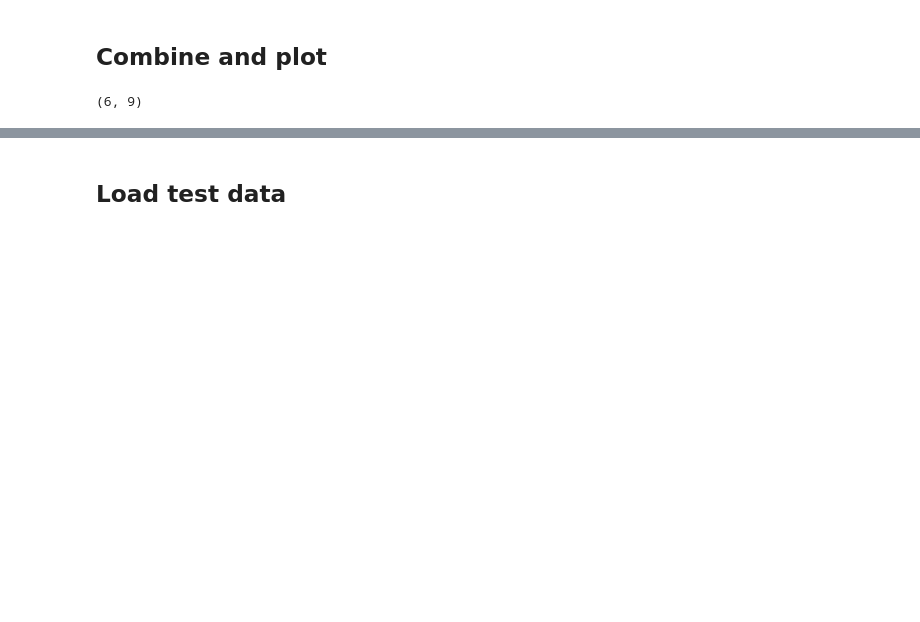
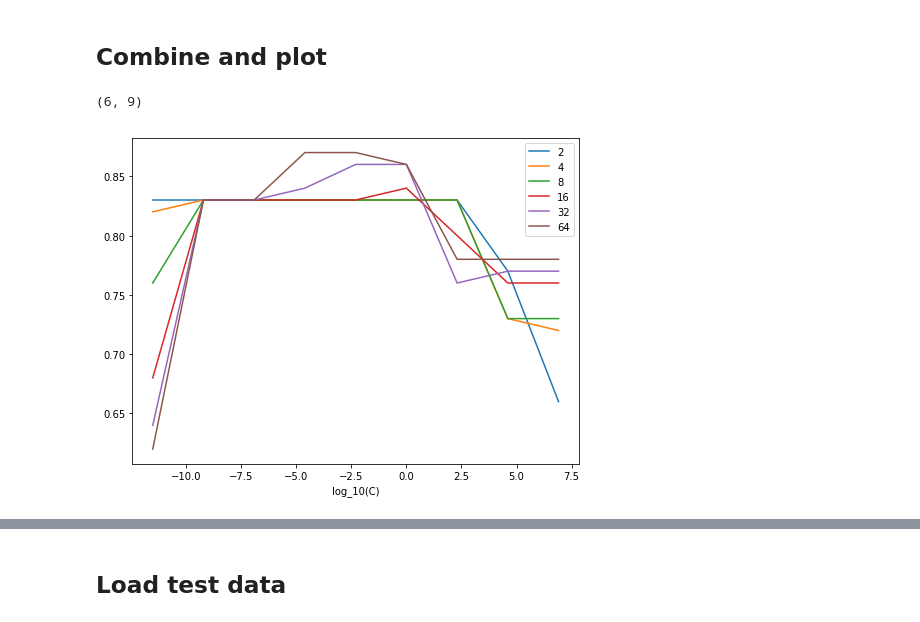
Before and after one commit to ys7yoo/iP300, a Jupyter notebook: classifyUsingSVM.ipynb, the cells around one changed output, grey strips where cells are left out. Saved outputs shown, nothing was run; the diff lists cells and outputs as text; code cells hidden in the pictures; blank space fills up the shorter version.

```diff
--- a/classifyUsingSVM.ipynb
+++ b/classifyUsingSVM.ipynb
@@ -257,6 +259,17 @@ accuracy = np.array(accuracy)
 accuracy.shape
 # %% [output]
 (6, 9)
+# %%
+plt.figure(figsize=(8,6))
+
+plt.plot(np.log(Cs), accuracy.transpose())
+plt.legend(Chs)
+plt.xlabel('log_10(C)')
+
+plt.savefig("{}_training_accuracy_SVM.pdf".format(subject))
+plt.savefig("{}_training_accuracy_SVM.png".format(subject))
+# %% [output]
+[figure, added]
 # %%
 
 plt.figure(figsize=(8,6))
```
Also changed, not shown: parts of 8 cells of this notebook.
